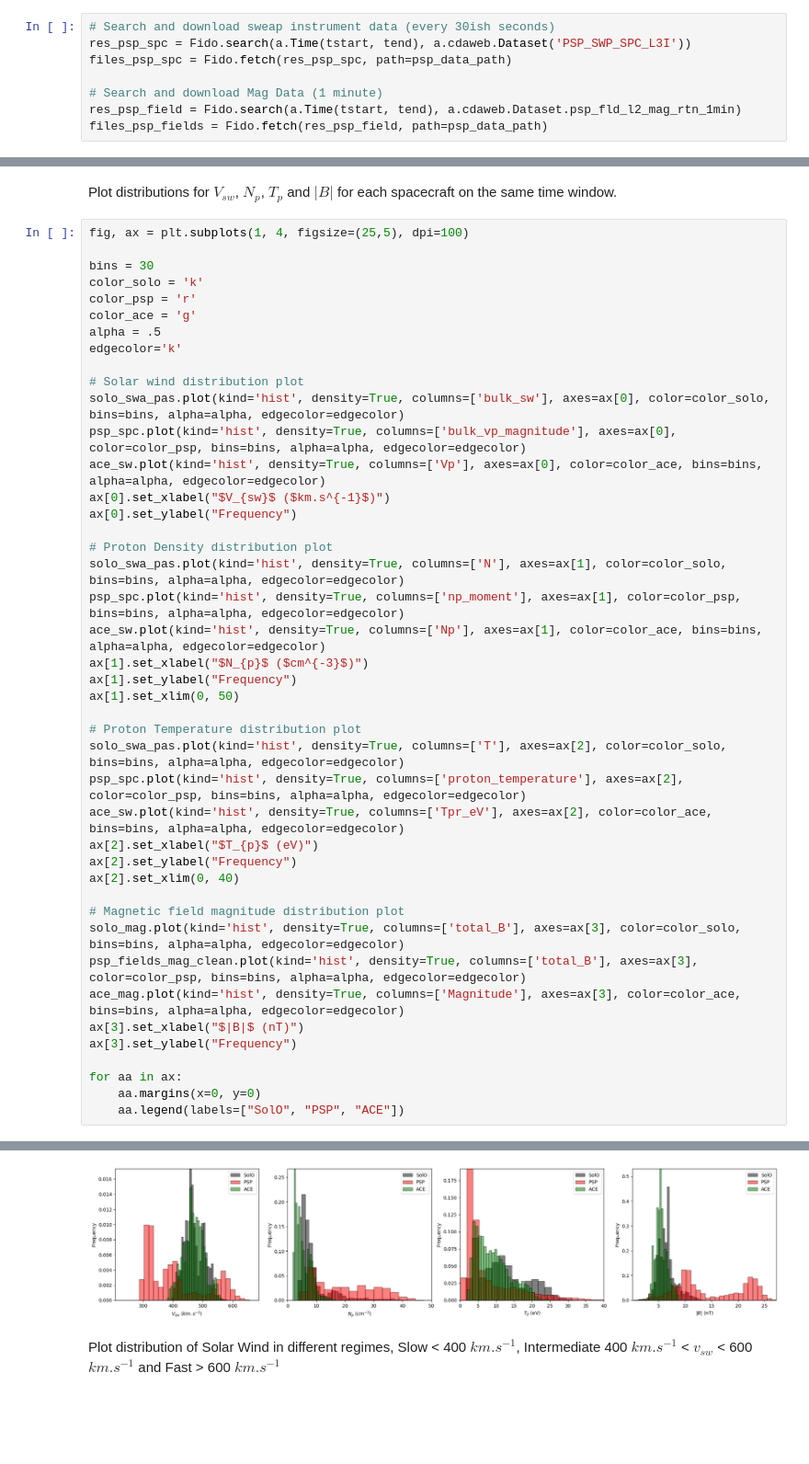
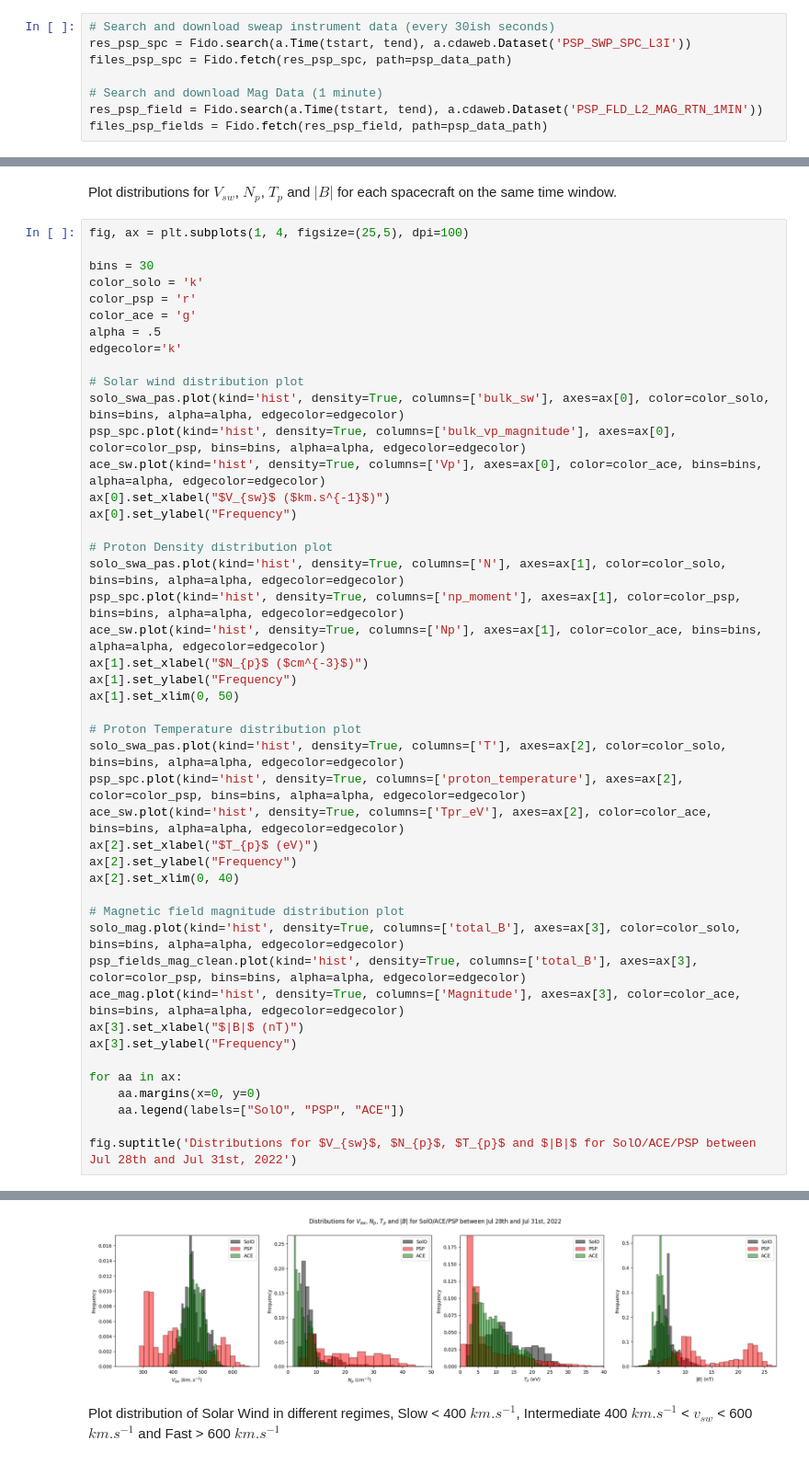
Before and after one commit to BlueNeptune11/sun_capstone, a Jupyter notebook: AceSoPsp_timeseries.ipynb, the cells around one changed output, grey strips where cells are left out. Shown at 92% size. Saved outputs shown, nothing was run; the diff lists cells and outputs as text; blank space fills up the shorter version.

Commit message:
Added time distributions titles

```diff
--- a/AceSoPsp_timeseries.ipynb
+++ b/AceSoPsp_timeseries.ipynb
@@ -56,7 +64,7 @@ res_psp_spc = Fido.search(a.Time(tstart, tend), a.cdaweb.Dataset('PSP_SWP_SPC_L3
 files_psp_spc = Fido.fetch(res_psp_spc, path=psp_data_path)
 
 # Search and download Mag Data (1 minute)
-res_psp_field = Fido.search(a.Time(tstart, tend), a.cdaweb.Dataset.psp_fld_l2_mag_rtn_1min)
+res_psp_field = Fido.search(a.Time(tstart, tend), a.cdaweb.Dataset('PSP_FLD_L2_MAG_RTN_1MIN'))
 files_psp_fields = Fido.fetch(res_psp_field, path=psp_data_path)
 # %% [output]
 Traceback (most recent call last):
@@ -479,4 +494,6 @@ ax[3].set_ylabel("Frequency")
 for aa in ax:
     aa.margins(x=0, y=0)
     aa.legend(labels=["SolO", "PSP", "ACE"])
+
+fig.suptitle('Distributions for $V_{sw}$, $N_{p}$, $T_{p}$ and $|B|$ for SolO/ACE/PSP between Jul 28th and Jul 31st, 2022')
 # %% [output]
@@ -483,4 +501,4 @@ for aa in ax:
-[figure, old version]
+[figure, new version]
 # %% [markdown]
 Plot distribution of Solar Wind in different regimes, Slow < 400 $km.s^{-1}$, Intermediate 400 $km.s^{-1}$ < $v_{sw}$ < 600 $km.s^{-1}$ and Fast > 600 $km.s^{-1}$
 # %%
```
Also changed, not shown: parts of 5 cells of this notebook.
